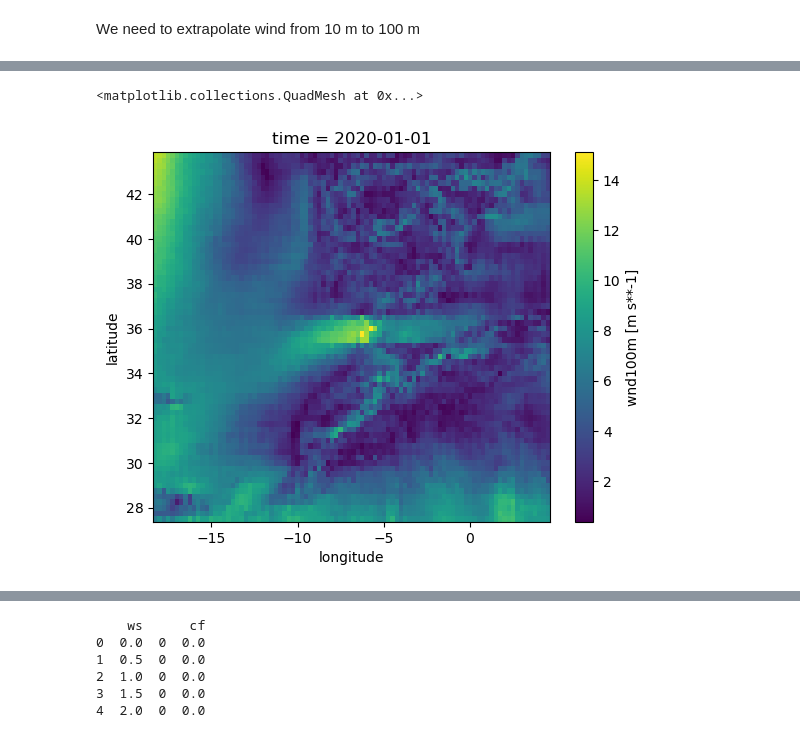
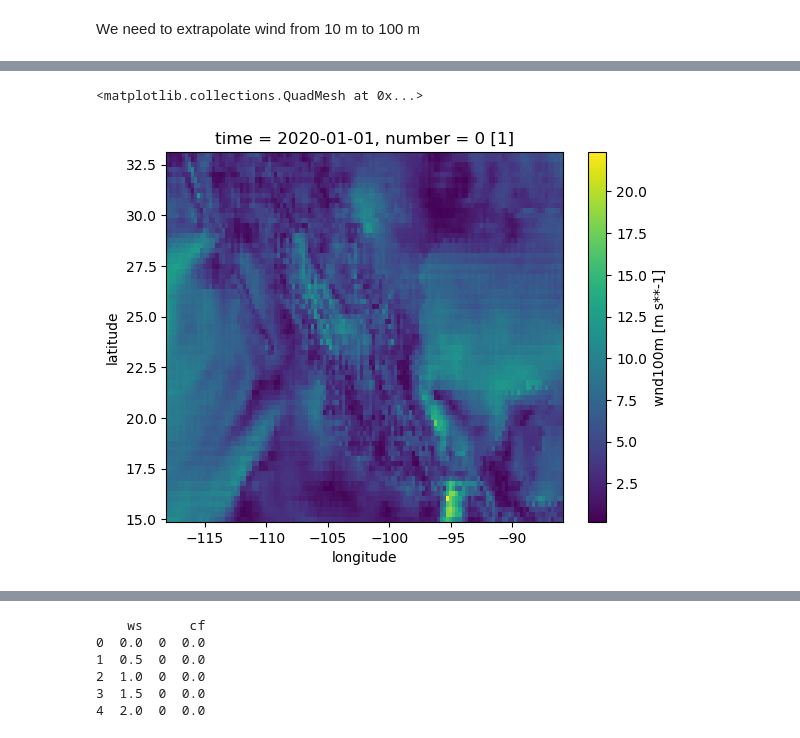
Before and after one commit to edgardotes/nextgems_WE, a Jupyter notebook: Wind_CFR.ipynb, the cells around one changed output, grey strips where cells are left out. Saved outputs shown, nothing was run; the diff lists cells and outputs as text; code cells hidden in the pictures.

```diff
--- a/Wind_CFR.ipynb
+++ b/Wind_CFR.ipynb
@@ -130,21 +130,20 @@ zoom = 9 #zoom 9 = 10km # zoom 7 = 50 km
 var= 'sfcwind'
 
 #Definition of your region of interest.
-latbox = [27.5, 43.75]
-lonbox = [-18.25, 4.5]
+latbox = [15, 33]
+lonbox = [-118, -86]
 #latbox = [-90, 90]
 #lonbox = [-180, 179]
 
 ### resolution, this similar to ERA5
-dx=0.25#1
-dy=0.25#1
-#fac=1/dx #10 ~ 10m km, 4 ~ 25 km
+dx=0.25 #0.1,0.25,1
+dy=0.25 #0.1,0.25,1
 
 ### lat/lon vectors
 loni = np.arange(lonbox[0], lonbox[1]+dx, dx)
 lati = np.arange(latbox[0], latbox[1]+dy, dy)
 
-### we extract the data
+### we extract the data let's take the highest temporal resolution
 #ds = cat.ICON[version](zoom=9,time="PT1D",chunks={}).to_dask() #.['uas','vas'] #PT3H, PT30, P1D
 #ds = cat.ICON[version](zoom=9,time="PT15M",chunks={}).to_dask().var.sel(time=slice(datum0, datum))
 ds = cat.ICON[version](zoom=zoom,time="PT15M",chunks={}).to_dask().sel(time=slice(datum0, datum))
@@ -188,24 +253,26 @@ We need to extrapolate wind from 10 m to 100 m
 # %%
 ### you need to download ERA5 roughness since not present in the dataset
-roughness = xr.open_dataset('/home/b/b382006/tools/impacts/dunkelflaute/atlite/roughness.nc')
+##roughness = xr.open_dataset('/home/b/b382006/tools/impacts/dunkelflaute/atlite/roughness.nc')
+roughness = xr.open_dataset('roughness.nc')
 
 roughness = roughness.rename({'fsr':'roughness'})
 
-roughness = roughness.mean(dim='time')
-
-#roughness = _rename_and_clean_coords(roughness)
-#roughness.roughness.attrs['prepared_feature'] = 'wind'
+roughness = roughness.mean(dim='date')
 
 ### interpolate roughness
 da = roughness.roughness.interp_like(d['wnd10m'].isel(time=0))
+
+### add to the wind dataset
 d=d.assign(roughness=da)
 
 ### extrapolate wind
 to_height=100
 wnd=extrapolate_wind_speed(d, to_height)
+
+### quick plot
 wnd[0,...].plot()
 #d = da_lonlat.to_dataset(name='wnd10m')
 #wnd
 # %% [output]
 <matplotlib.collections.QuadMesh at 0x...>
-[figure, old version]
+[figure, new version]
```
Also changed, not shown: parts of 18 cells of this notebook.
